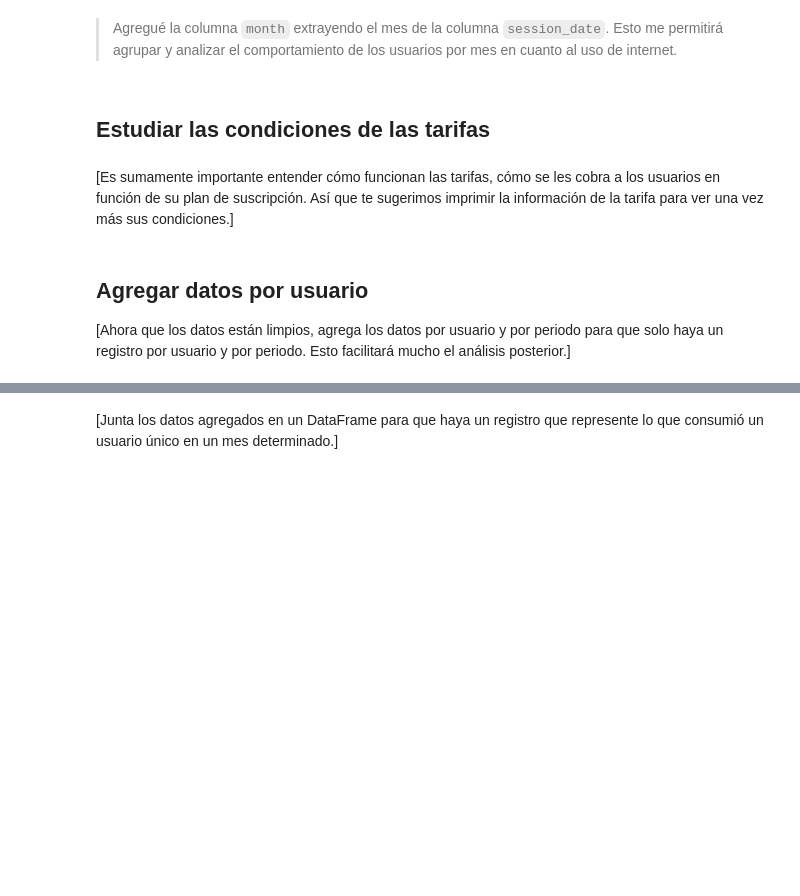
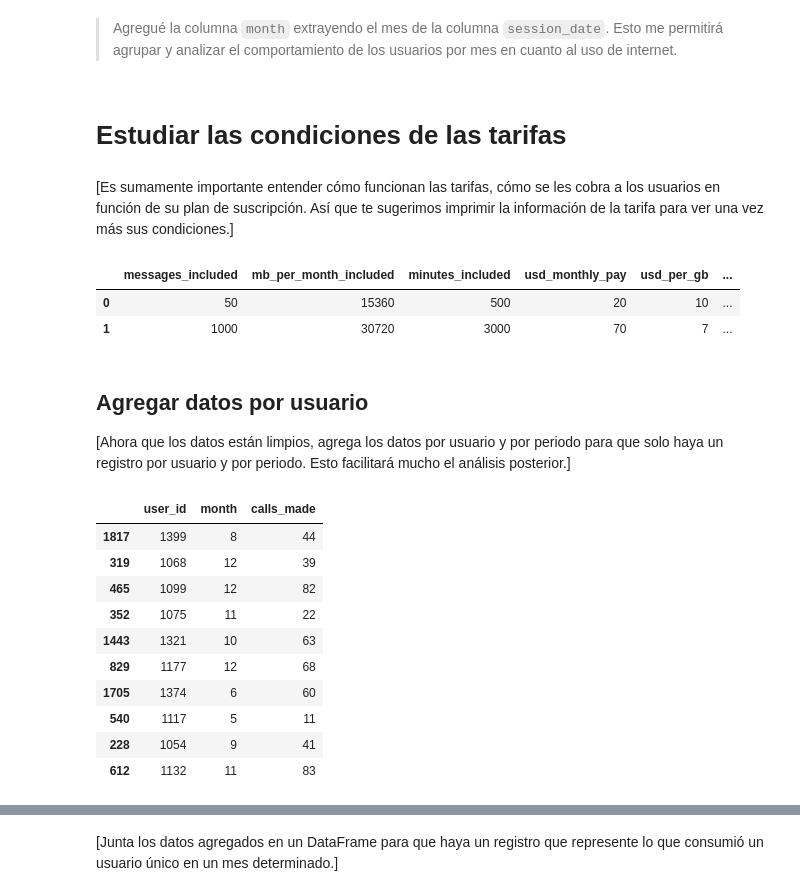
Before and after one commit to Davichobacter/data_science_tt, a Jupyter notebook: notebook.ipynb, the cells around one changed output, grey strips where cells are left out. Drawn from its saved outputs; the diff is of its cells as text; code cells hidden in the pictures; blank space fills up the shorter version.

```diff
--- a/notebook.ipynb
+++ b/notebook.ipynb
@@ -505,16 +505,36 @@ internet_df.sample(5)
 # %% [markdown]
 > Agregué la columna `month` extrayendo el mes de la columna `session_date`. Esto me permitirá agrupar y analizar el comportamiento de los usuarios por mes en cuanto al uso de internet.
 # %% [markdown]
-## Estudiar las condiciones de las tarifas
+# Estudiar las condiciones de las tarifas
 # %% [markdown]
 [Es sumamente importante entender cómo funcionan las tarifas, cómo se les cobra a los usuarios en función de su plan de suscripción. Así que te sugerimos imprimir la información de la tarifa para ver una vez más sus condiciones.]
 # %%
 # Imprime las condiciones de la tarifa y asegúrate de que te quedan claras
+
+plans_df
+# %% [output]
+|  | messages_included | mb_per_month_included | minutes_included | usd_monthly_pay | usd_per_gb | ... |
+| 0 | 50 | 15360 | 500 | 20 | 10 | ... |
+| 1 | 1000 | 30720 | 3000 | 70 | 7 | ... |
 # %% [markdown]
 ## Agregar datos por usuario
 
 [Ahora que los datos están limpios, agrega los datos por usuario y por periodo para que solo haya un registro por usuario y por periodo. Esto facilitará mucho el análisis posterior.]
 # %%
 # Calcula el número de llamadas hechas por cada usuario al mes. Guarda el resultado.
+monthly_calls = calls_df.groupby(['user_id', 'month']).size().reset_index(name='calls_made')
+monthly_calls.sample(10)
+# %% [output]
+|  | user_id | month | calls_made |
+| 1817 | 1399 | 8 | 44 |
+| 319 | 1068 | 12 | 39 |
+| 465 | 1099 | 12 | 82 |
+| 352 | 1075 | 11 | 22 |
+| 1443 | 1321 | 10 | 63 |
+| 829 | 1177 | 12 | 68 |
+| 1705 | 1374 | 6 | 60 |
+| 540 | 1117 | 5 | 11 |
+| 228 | 1054 | 9 | 41 |
+| 612 | 1132 | 11 | 83 |
 # %%
 # Calcula la cantidad de minutos usados por cada usuario al mes. Guarda el resultado.
```
Also changed, not shown: parts of 10 cells of this notebook.
